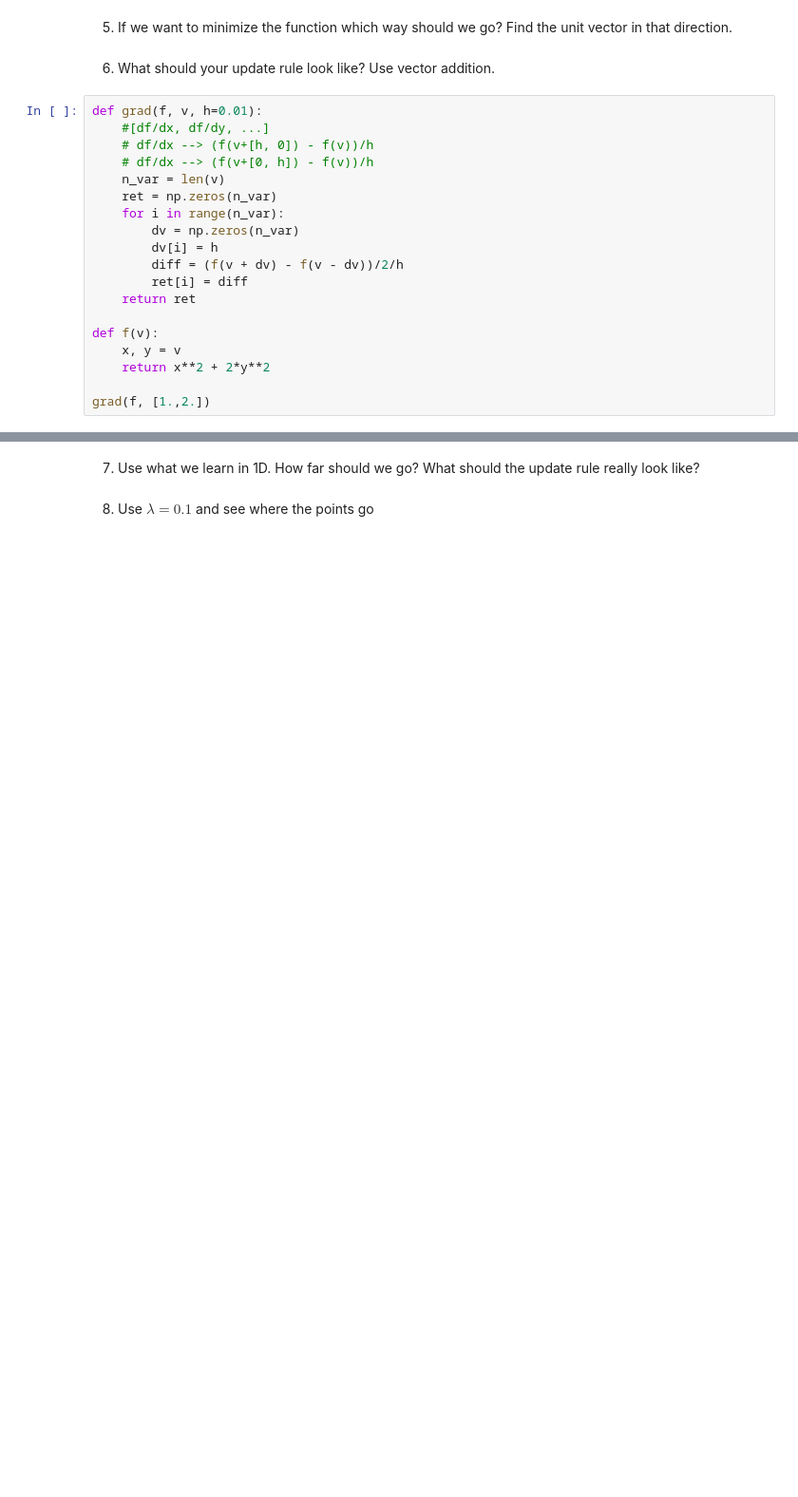
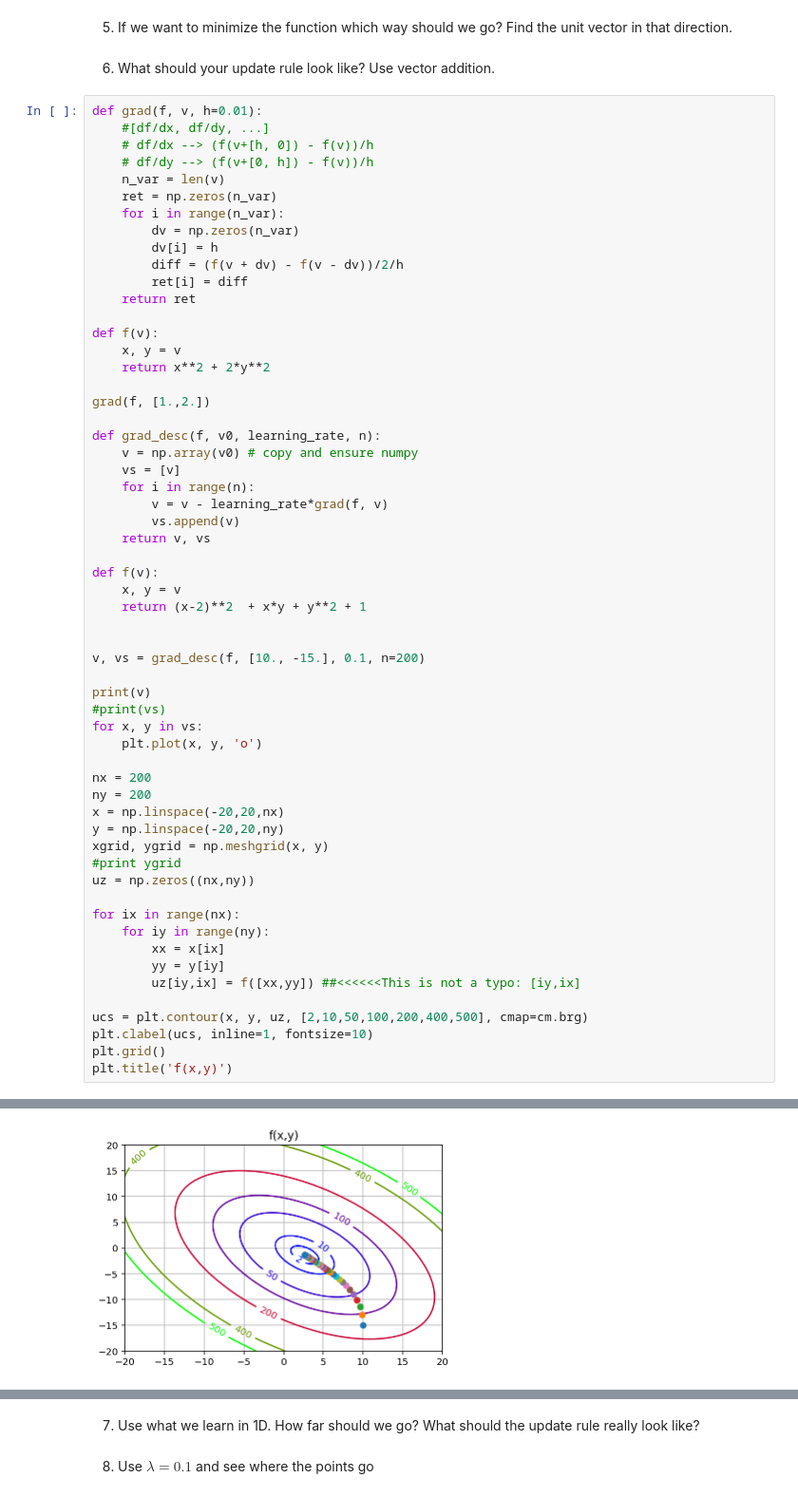
Before and after one commit to MUIC-Numerical-Methods-2018/Exercise-5, a Jupyter notebook: 05 Gradient Descent.ipynb, the cells around one changed output, grey strips where cells are left out. Shown: that part at 95% size. Saved outputs shown, nothing was run; the diff lists cells and outputs as text; blank space fills up the shorter version.

Commit message:
done with grad desc

```diff
--- a/05 Gradient Descent.ipynb
+++ b/05 Gradient Descent.ipynb
@@ -175,7 +175,7 @@ Text(0.5, 1.0, 'f(x,y)')
 def grad(f, v, h=0.01):
     #[df/dx, df/dy, ...]
     # df/dx --> (f(v+[h, 0]) - f(v))/h
-    # df/dx --> (f(v+[0, h]) - f(v))/h
+    # df/dy --> (f(v+[0, h]) - f(v))/h
     n_var = len(v)
     ret = np.zeros(n_var)
     for i in range(n_var):
@@ -190,4 +190,43 @@ def f(v):
     return x**2 + 2*y**2
 
 grad(f, [1.,2.])
+
+def grad_desc(f, v0, learning_rate, n):
+    v = np.array(v0) # copy and ensure numpy
+    vs = [v]
+    for i in range(n):
+        v = v - learning_rate*grad(f, v)
+        vs.append(v)
+    return v, vs
+
+def f(v):
+    x, y = v
+    return (x-2)**2  + x*y + y**2 + 1
+
+
+v, vs = grad_desc(f, [10., -15.], 0.1, n=200)
+
+print(v)
+#print(vs)
+for x, y in vs:
+    plt.plot(x, y, 'o')
+
+nx = 200
+ny = 200
+x = np.linspace(-20,20,nx)
+y = np.linspace(-20,20,ny)
+xgrid, ygrid = np.meshgrid(x, y)
+#print ygrid
+uz = np.zeros((nx,ny))
+
+for ix in range(nx):
+    for iy in range(ny):
+        xx = x[ix]
+        yy = y[iy]
+        uz[iy,ix] = f([xx,yy]) ##<<<<<<This is not a typo: [iy,ix]
+
+ucs = plt.contour(x, y, uz, [2,10,50,100,200,400,500], cmap=cm.brg)
+plt.clabel(ucs, inline=1, fontsize=10)
+plt.grid()
+plt.title('f(x,y)')
 # %% [output]
@@ -194,0 +235 @@ array([2., 8.])
+[figure, added]
```
Also changed, not shown: parts of 2 cells of this notebook.
